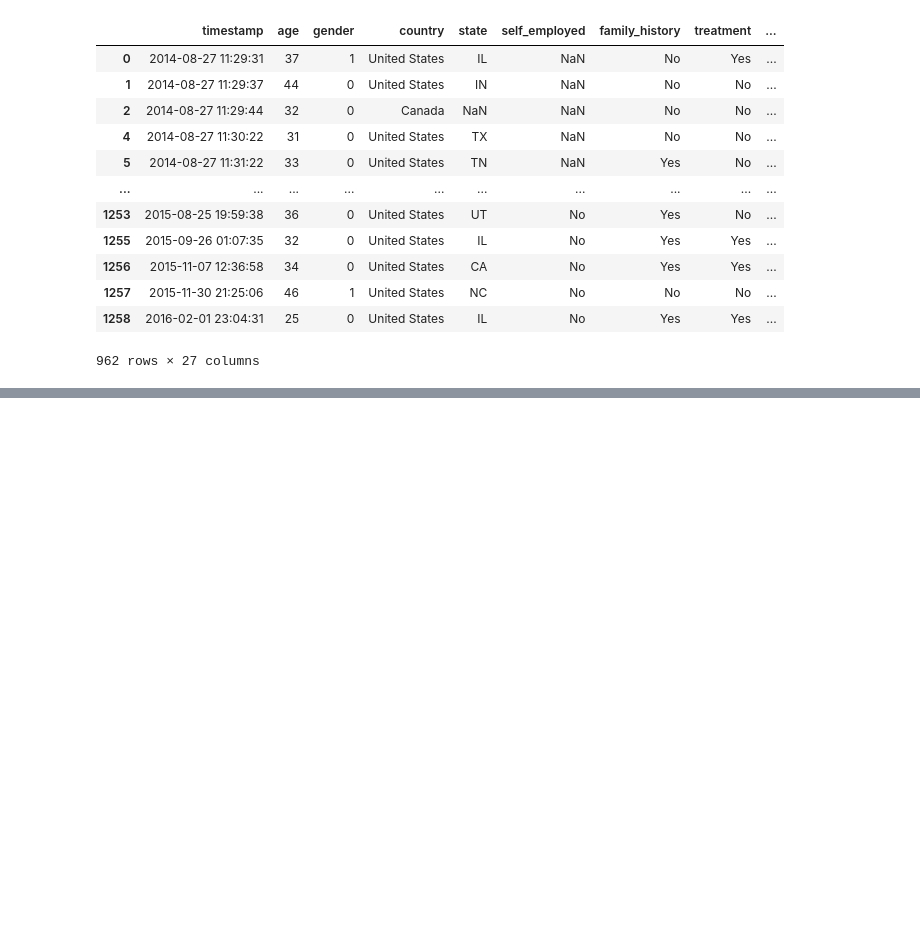
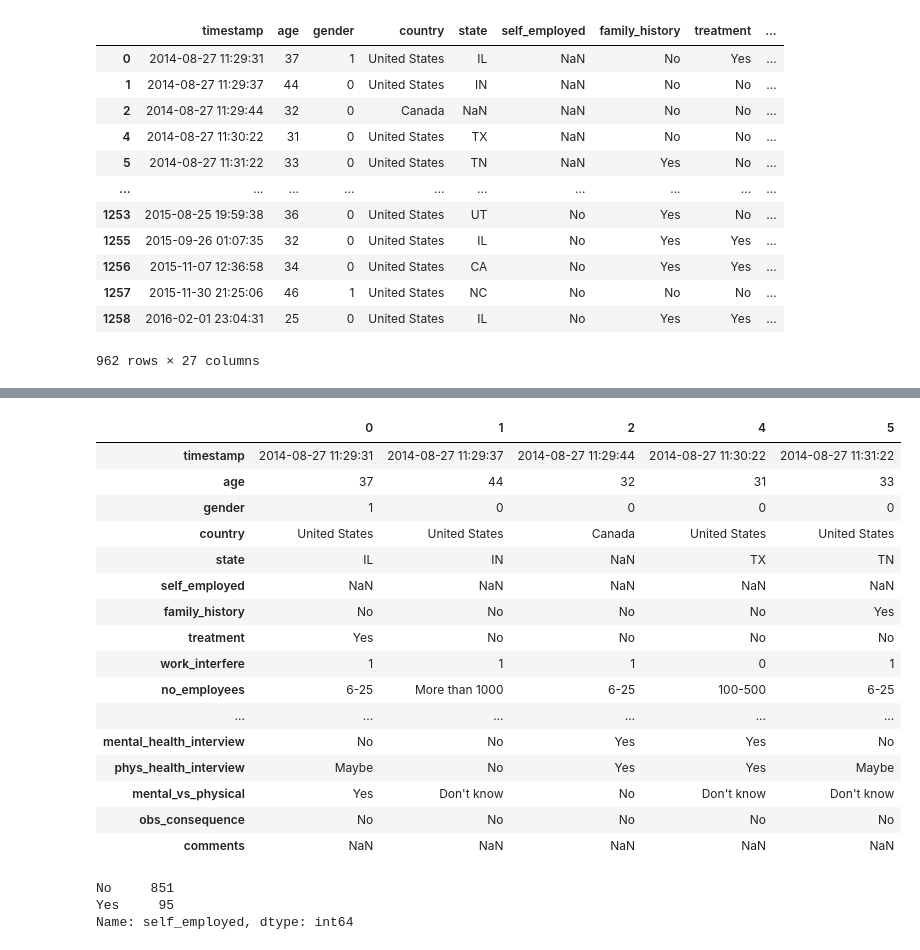
Before and after one commit to Mental-Health-In-Tech/tech-blues-capstone, a Jupyter notebook: parkers_notebook.ipynb, the cells around one changed output, grey strips where cells are left out. Drawn from its saved outputs; the diff is of its cells as text; code cells hidden in the pictures; blank space fills up the shorter version.

```diff
--- a/parkers_notebook.ipynb
+++ b/parkers_notebook.ipynb
@@ -190,0 +218,26 @@ survey_og
+# %%
+survey_og.head().T
+# %% [output]
+|  | 0 | 1 | 2 | 4 | 5 |
+| timestamp | 2014-08-27 11:29:31 | 2014-08-27 11:29:37 | 2014-08-27 11:29:44 | 2014-08-27 11:30:22 | 2014-08-27 11:31:22 |
+| age | 37 | 44 | 32 | 31 | 33 |
+| gender | 1 | 0 | 0 | 0 | 0 |
+| country | United States | United States | Canada | United States | United States |
+| state | IL | IN | NaN | TX | TN |
+| self_employed | NaN | NaN | NaN | NaN | NaN |
+| family_history | No | No | No | No | Yes |
+| treatment | Yes | No | No | No | No |
+| work_interfere | 1 | 1 | 1 | 0 | 1 |
+| no_employees | 6-25 | More than 1000 | 6-25 | 100-500 | 6-25 |
+| ... | ... | ... | ... | ... | ... |
+| mental_health_interview | No | No | Yes | Yes | No |
+| phys_health_interview | Maybe | No | Yes | Yes | Maybe |
+| mental_vs_physical | Yes | Don't know | No | Don't know | Don't know |
+| obs_consequence | No | No | No | No | No |
+| comments | NaN | NaN | NaN | NaN | NaN |
+# %%
+survey_og.self_employed.value_counts()
+# %% [output]
+No     851
+Yes     95
+Name: self_employed, dtype: int64
```
Also changed, not shown: parts of 18 cells of this notebook, 1 other file.
